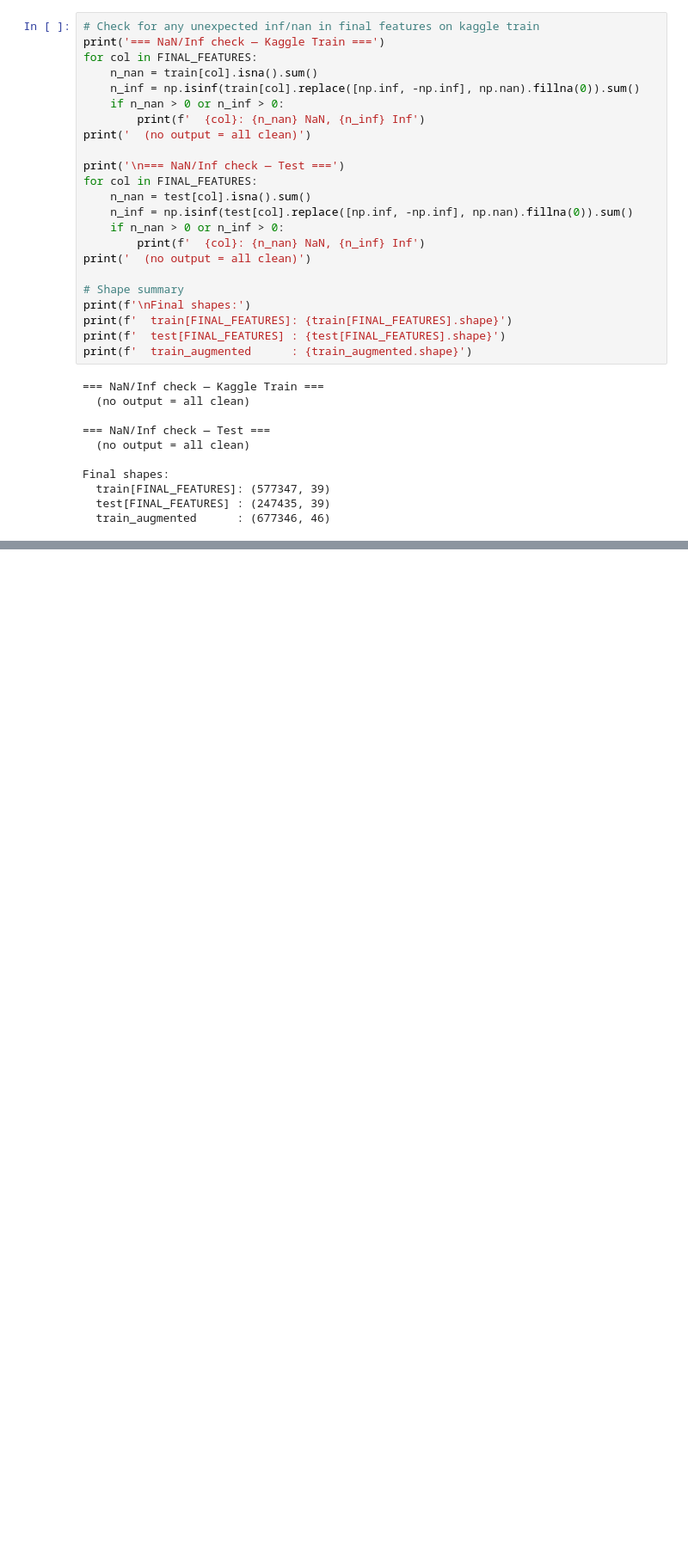
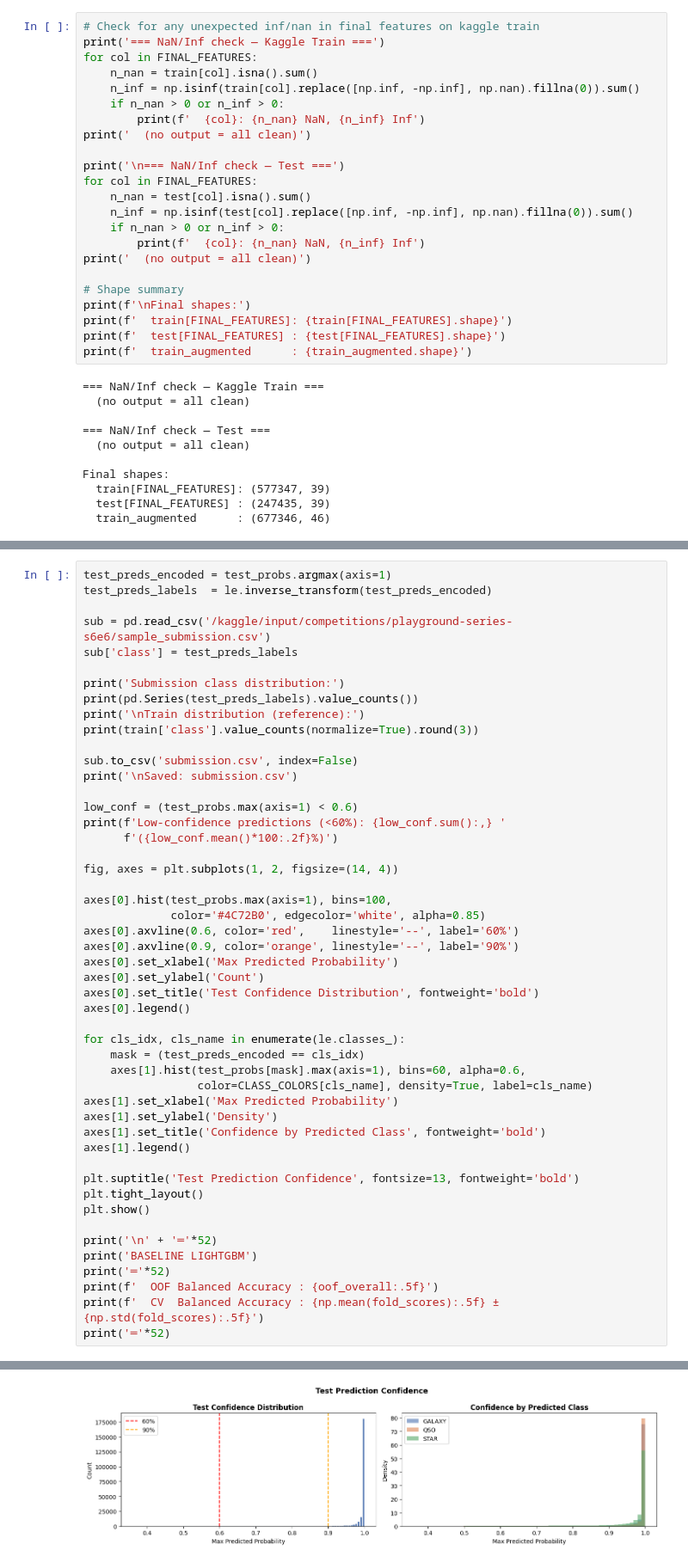
Before and after one commit to 23f2001942/KaggleCompetitions, a Jupyter notebook: Predict Stellar Class.ipynb, the cells around one changed output, grey strips where cells are left out. Shown at 86% size. Drawn from its saved outputs; the diff is of its cells as text; blank space fills up the shorter version.

```diff
--- a/Predict Stellar Class.ipynb
+++ b/Predict Stellar Class.ipynb
@@ -463,0 +819,50 @@ FINAL_FEATURES list:
+# %%
+test_preds_encoded = test_probs.argmax(axis=1)
+test_preds_labels  = le.inverse_transform(test_preds_encoded)
+
+sub = pd.read_csv('/kaggle/input/competitions/playground-series-s6e6/sample_submission.csv')
+sub['class'] = test_preds_labels
+
+print('Submission class distribution:')
+print(pd.Series(test_preds_labels).value_counts())
+print('\nTrain distribution (reference):')
+print(train['class'].value_counts(normalize=True).round(3))
+
+sub.to_csv('submission.csv', index=False)
+print('\nSaved: submission.csv')
+
+low_conf = (test_probs.max(axis=1) < 0.6)
+print(f'Low-confidence predictions (<60%): {low_conf.sum():,} '
+      f'({low_conf.mean()*100:.2f}%)')
+
+fig, axes = plt.subplots(1, 2, figsize=(14, 4))
+
+axes[0].hist(test_probs.max(axis=1), bins=100,
+             color='#4C72B0', edgecolor='white', alpha=0.85)
+axes[0].axvline(0.6, color='red',    linestyle='--', label='60%')
+axes[0].axvline(0.9, color='orange', linestyle='--', label='90%')
+axes[0].set_xlabel('Max Predicted Probability')
+axes[0].set_ylabel('Count')
+axes[0].set_title('Test Confidence Distribution', fontweight='bold')
+axes[0].legend()
+
+for cls_idx, cls_name in enumerate(le.classes_):
+    mask = (test_preds_encoded == cls_idx)
+    axes[1].hist(test_probs[mask].max(axis=1), bins=60, alpha=0.6,
+                 color=CLASS_COLORS[cls_name], density=True, label=cls_name)
+axes[1].set_xlabel('Max Predicted Probability')
+axes[1].set_ylabel('Density')
+axes[1].set_title('Confidence by Predicted Class', fontweight='bold')
+axes[1].legend()
+
+plt.suptitle('Test Prediction Confidence', fontsize=13, fontweight='bold')
+plt.tight_layout()
+plt.show()
+
+print('\n' + '═'*52)
+print('BASELINE LIGHTGBM')
+print('═'*52)
+print(f'  OOF Balanced Accuracy : {oof_overall:.5f}')
+print(f'  CV  Balanced Accuracy : {np.mean(fold_scores):.5f} ± {np.std(fold_scores):.5f}')
+print('═'*52)
+# %% [output]
@@ -463,0 +884 @@ FINAL_FEATURES list:
+[figure, added]
```
Also changed, not shown: parts of 29 cells of this notebook.
